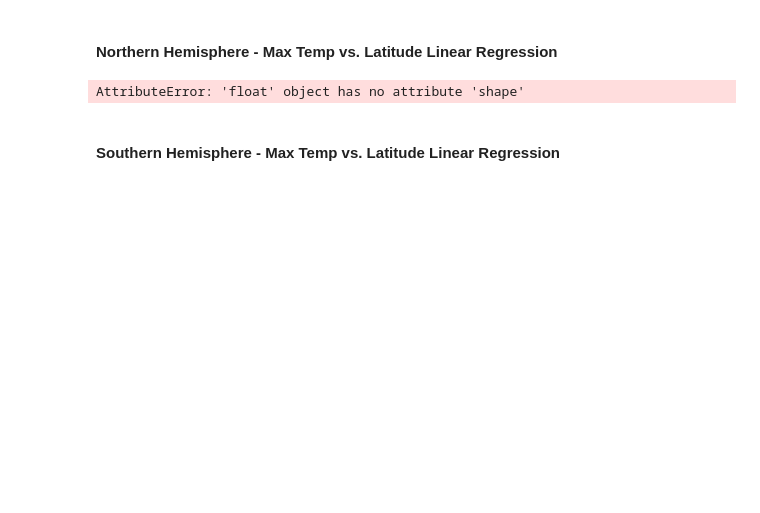
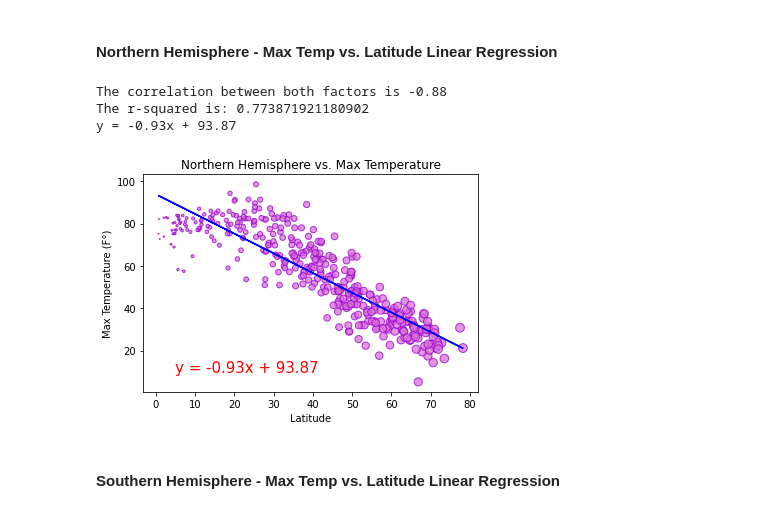
Before and after one commit to mgeffroy/Python_api_challenge, a Jupyter notebook: WeatherPy/Weather/WeatherPy.ipynb, the cells around one changed output. Cells and saved outputs as stored; diff of their text form; code cells hidden in the pictures; blank space fills up the shorter version.

Commit message:
Code for all graphs that were left

```diff
--- a/WeatherPy/Weather/WeatherPy.ipynb
+++ b/WeatherPy/Weather/WeatherPy.ipynb
@@ -296,6 +295,15 @@ Text(0, 0.5, 'Wind Speed (mph)')
 [figure]
 # %% [markdown]
 ## Linear Regression
+# %%
+#Change dataframe types
+#Everything is an object so change values to what they have to be
+weather_df["Lat"] = weather_df["Lat"].astype(float)
+weather_df["Lng"] = weather_df["Lng"].astype(float)
+weather_df["Max Temp"] = weather_df["Max Temp"].astype(float)
+weather_df["Humidity"] = weather_df["Humidity"].astype(float)
+weather_df["Cloudiness"] = weather_df["Cloudiness"].astype(float)
+weather_df["Wind Speed"] = weather_df["Wind Speed"].astype(float)
 # %%
 #Make a group for the north hemisphere and the south hemisphere
 north_hem = weather_df[weather_df['Lat'] > 0]
@@ -336,31 +357,35 @@ dtype: object
 # %%
 #Create values for regression and correlation graphs
 #north_lat = north_hem["Lat"]
 #north_temp =north_hem["Max Temp"]
 
 # Equations for correlation and regression
 
-correlation = st.pearsonr(north_hem["Lat"].astype(float), north_hem["Max Temp"])
+correlation = st.pearsonr(north_hem["Lat"], north_hem["Max Temp"])
 (slope, intercept, rvalue, pvalue, stderr) = linregress(north_hem["Lat"], north_hem["Max Temp"])
 regress_values = north_hem["Lat"] * slope + intercept
 line_eq = "y = " + str(round(slope,2)) + "x + " + str(round(intercept,2))
 
 #Use the same scatterplot made before
 #Change colors
-#plt.scatter(north_lat, north_temp, marker="o", facecolors="orchid", edgecolors="darkviolet", s=north_lat, alpha=0.75)
-#plt.plot(north_lat,regress_values,"b-")
+plt.scatter(north_hem["Lat"], north_hem["Max Temp"], marker="o", facecolors="orchid", edgecolors="darkviolet",
+            s=north_hem["Lat"], alpha=0.75)
+plt.plot(north_hem["Lat"],regress_values,"b-")
 
 
 #Add title and labels to scatter plot
-#plt.title( "Northern Hemisphere vs. Max Temperature")
-#plt.xlabel("Latitude")
-#plt.ylabel("Max Temperature (F°)")
+plt.title( "Northern Hemisphere vs. Max Temperature")
+plt.xlabel("Latitude")
+plt.ylabel("Max Temperature (F°)")
 
-#plt.annotate(line_eq,(5,10),fontsize=15,color="red")
-#print(f"The correlation between both factors is {round(correlation[0],2)}")
-#print(f"The r-squared is: {rvalue**2}")
-#print(line_eq)
+plt.annotate(line_eq,(5,10),fontsize=15,color="red")
+print(f"The correlation between both factors is {round(correlation[0],2)}")
+print(f"The r-squared is: {rvalue**2}")
+print(line_eq)
 # %% [output]
-AttributeError: 'float' object has no attribute 'shape'
+The correlation between both factors is -0.88
+The r-squared is: 0.773871921180902
+y = -0.93x + 93.87
+[figure, added]
 # %% [markdown]
 #### Southern Hemisphere - Max Temp vs. Latitude Linear Regression
```
Also changed, not shown: parts of 15 cells of this notebook.
